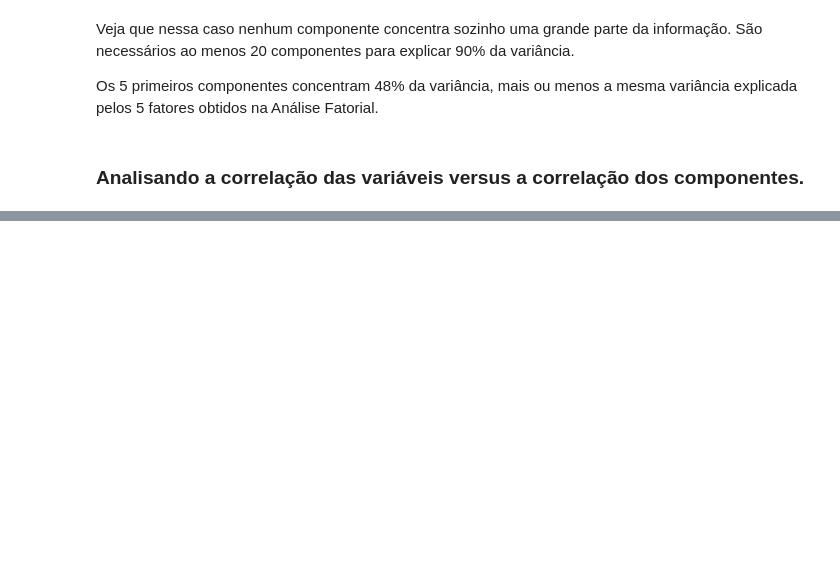
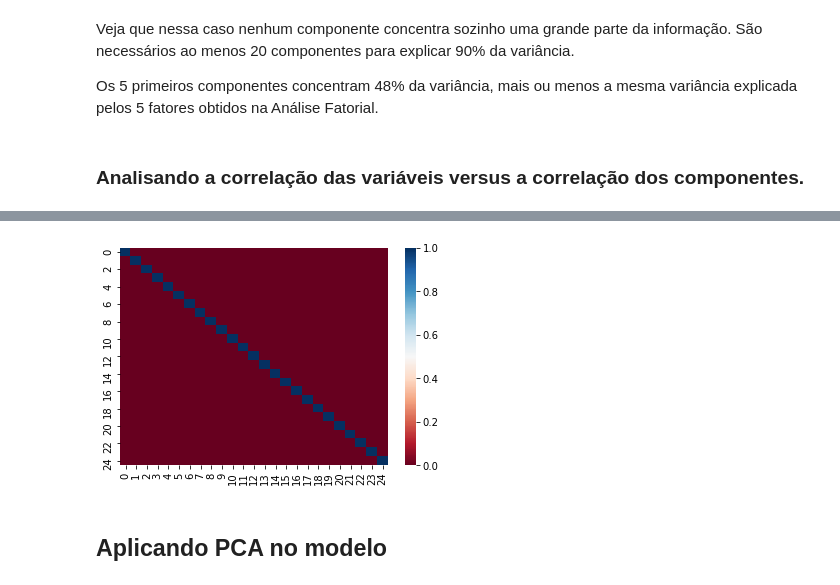
Before and after one commit to ossamum/aulas-mesttra, a Jupyter notebook: 04_feature_engineering/Aula_02-Engenharia_de_atributos-Codigos.ipynb, the cells around one changed output, grey strips where cells are left out. Cells and saved outputs as stored; diff of their text form; code cells hidden in the pictures; blank space fills up the shorter version.

```diff
--- a/04_feature_engineering/Aula_02-Engenharia_de_atributos-Codigos.ipynb
+++ b/04_feature_engineering/Aula_02-Engenharia_de_atributos-Codigos.ipynb
@@ -382,0 +443,4 @@ Aplicando o PCA é base bfi:
+# %%
+bfi_pca = pca.transform(bfi)
+# %%
+bfi_pca = pd.DataFrame(bfi_pca)
@@ -388,0 +461,6 @@ Os 5 primeiros componentes concentram 48% da variância, mais ou menos a mesma v
+# %%
+sns.heatmap(bfi_pca.corr(), cmap='RdBu');
+# %% [output]
+[figure, added]
+# %% [markdown]
+## Aplicando PCA no modelo
```
Also changed, not shown: parts of 36 cells of this notebook.
